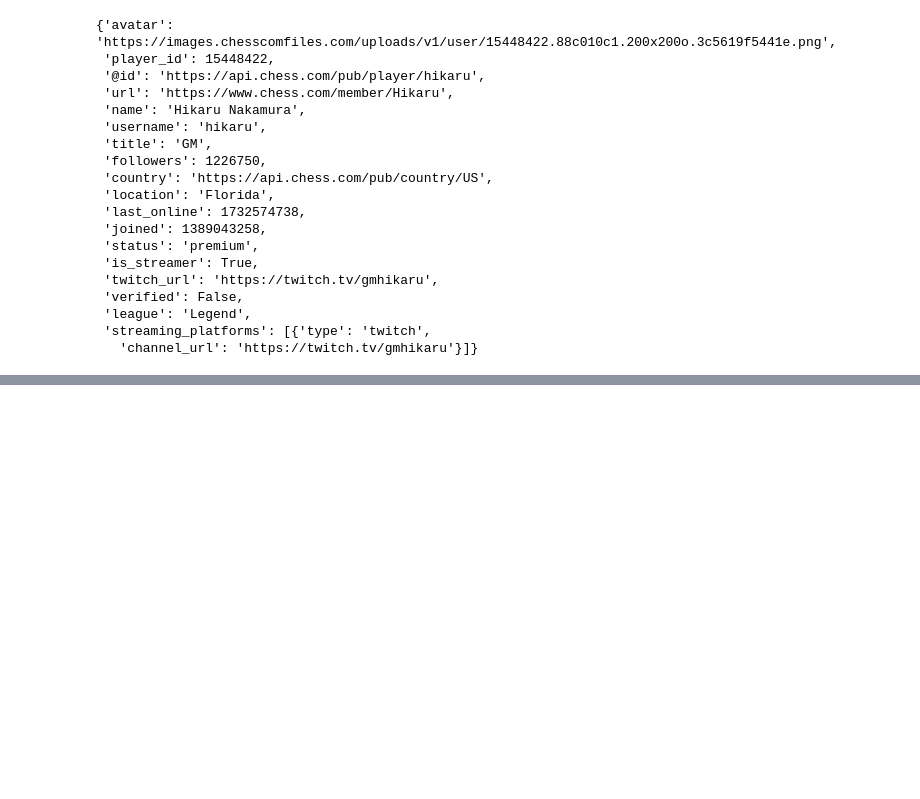
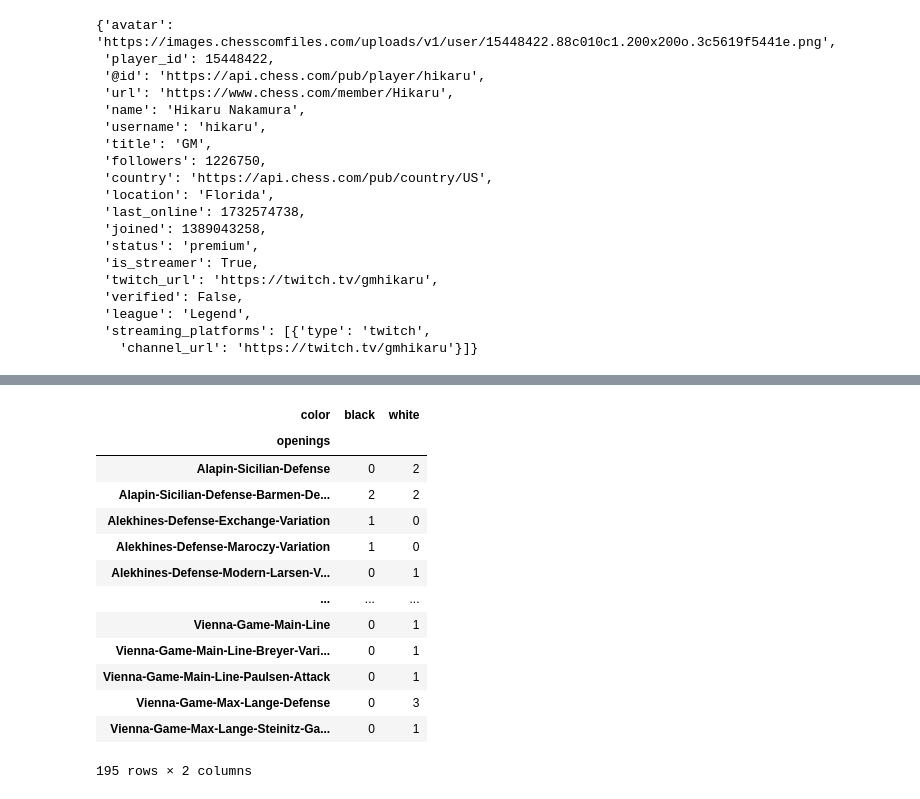
Before and after one commit to rukangu/info2000fa24Classwork, a Jupyter notebook: requests/chess.ipynb, the cells around one changed output, grey strips where cells are left out. Saved outputs shown, nothing was run; the diff lists cells and outputs as text; code cells hidden in the pictures; blank space fills up the shorter version.

```diff
--- a/requests/chess.ipynb
+++ b/requests/chess.ipynb
@@ -60,0 +229,3 @@ response.json()
+# %%
+# analyze openings
+df['openings'] = df.eco.str.extract(r'https://www.chess.com/openings/([A-Za-z-]+)')
@@ -60,0 +243,17 @@ response.json()
+# %%
+opening_counts
+# %% [output]
+| color | black | white |
+| openings |  |  |
+| Alapin-Sicilian-Defense | 0 | 2 |
+| Alapin-Sicilian-Defense-Barmen-De... | 2 | 2 |
+| Alekhines-Defense-Exchange-Variation | 1 | 0 |
+| Alekhines-Defense-Maroczy-Variation | 1 | 0 |
+| Alekhines-Defense-Modern-Larsen-V... | 0 | 1 |
+| ... | ... | ... |
+| Vienna-Game-Main-Line | 0 | 1 |
+| Vienna-Game-Main-Line-Breyer-Vari... | 0 | 1 |
+| Vienna-Game-Main-Line-Paulsen-Attack | 0 | 1 |
+| Vienna-Game-Max-Lange-Defense | 0 | 3 |
+| Vienna-Game-Max-Lange-Steinitz-Ga... | 0 | 1 |
+195 rows × 2 columns
```
Also changed, not shown: parts of 34 cells of this notebook.
